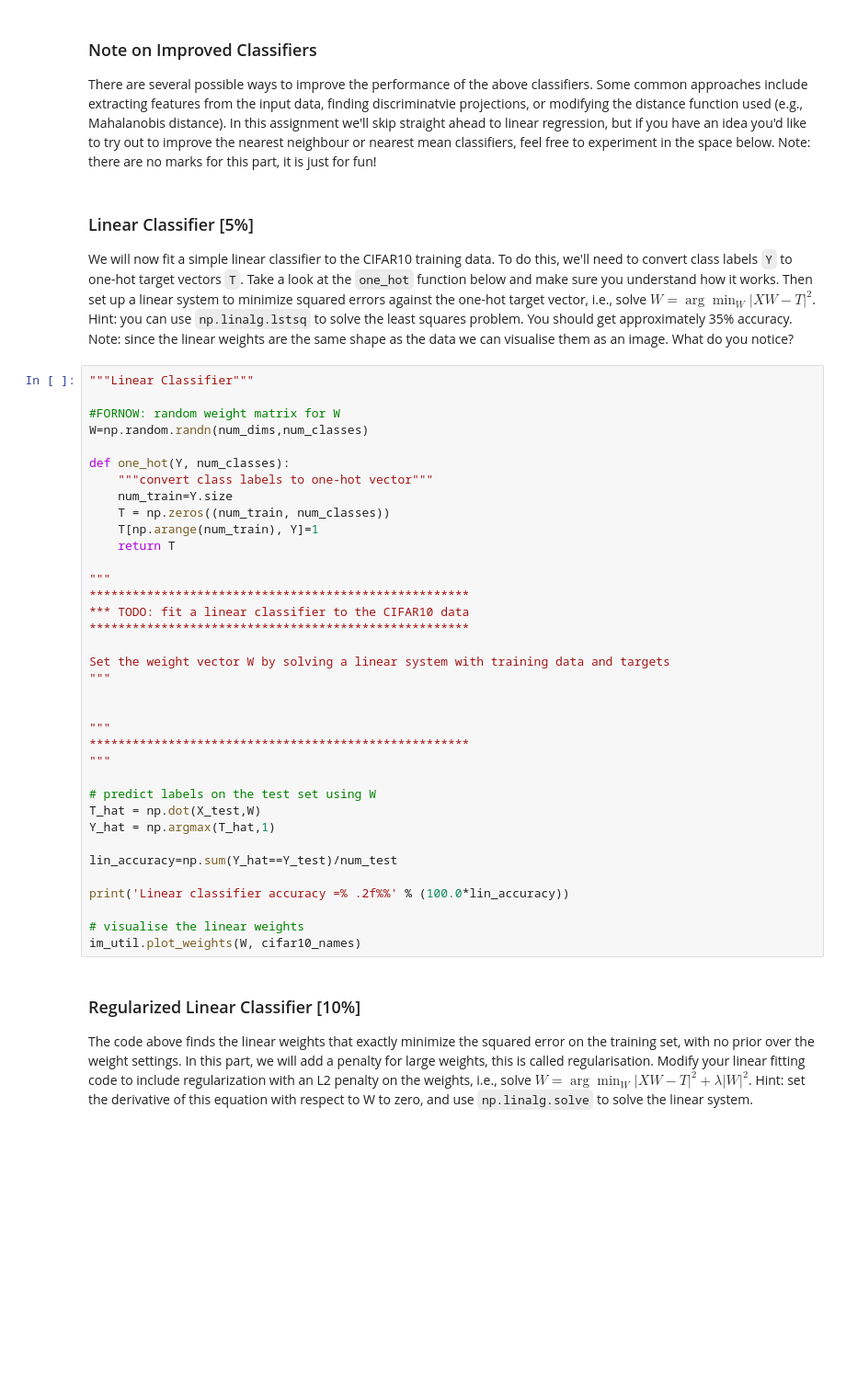
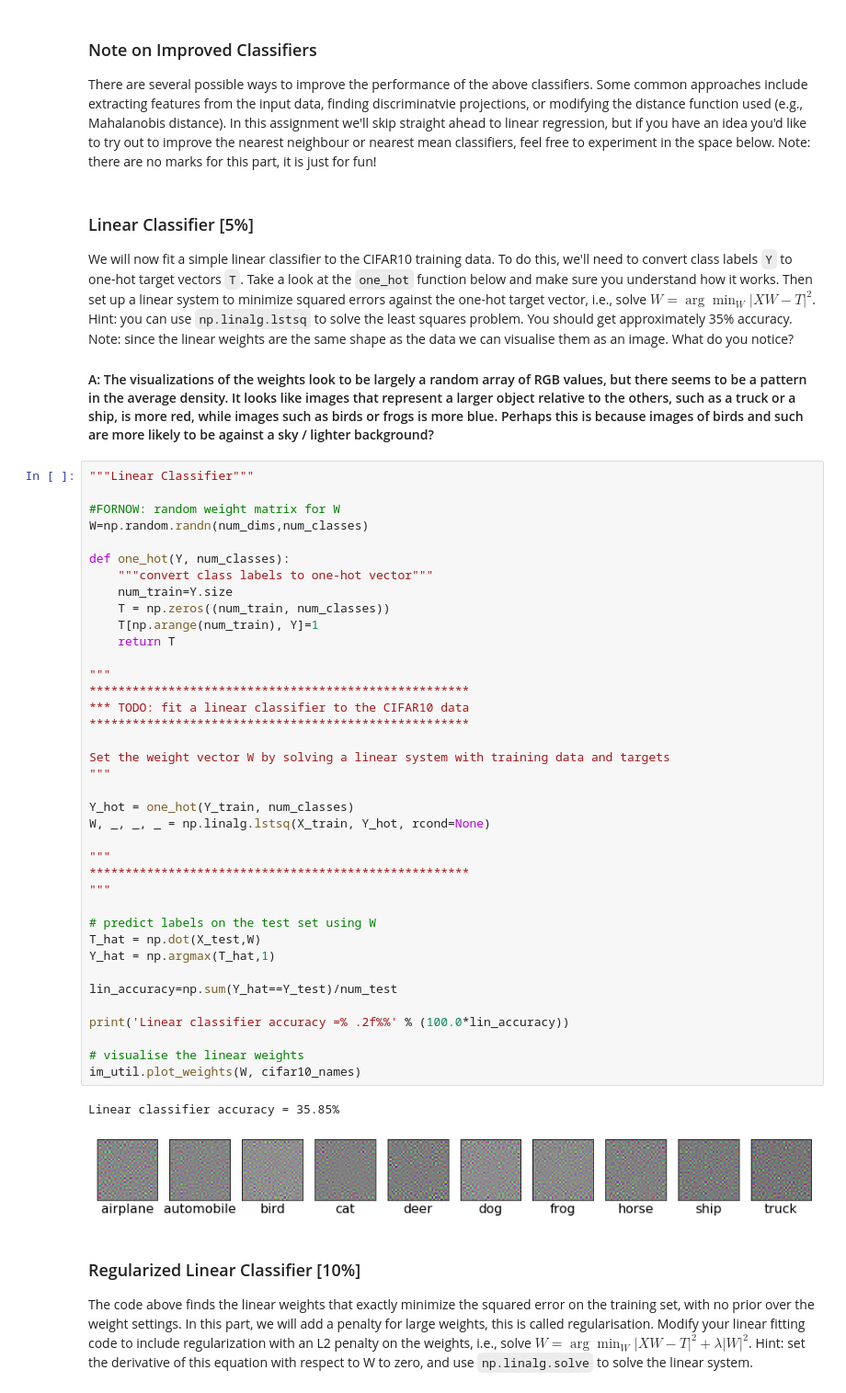
Before and after one commit to coltenfowler83/ImageClassification, a Jupyter notebook: Project3_1.ipynb, the cells around one changed output. Shown: that part at 92% size. Cells and saved outputs as stored; diff of their text form; blank space fills up the shorter version.

Commit message:
Finished linear classifier

```diff
--- a/Project3_1.ipynb
+++ b/Project3_1.ipynb
@@ -198,6 +200,8 @@ There are several possible ways to improve the performance of the above classifi
 ### Linear Classifier [5%]
 
 We will now fit a simple linear classifier to the CIFAR10 training data. To do this, we'll need to convert class labels `Y` to one-hot target vectors `T`. Take a look at the `one_hot` function below and make sure you understand how it works. Then set up a linear system to minimize squared errors against the one-hot target vector, i.e., solve $W = \arg\min_W |XW-T|^2$. Hint: you can use `np.linalg.lstsq` to solve the least squares problem. You should get approximately 35% accuracy. Note: since the linear weights are the same shape as the data we can visualise them as an image. What do you notice?
+
+#### A: The visualizations of the weights look to be largely a random array of RGB values, but there seems to be a pattern in the average density. It looks like images that represent a larger object relative to the others, such as a truck or a ship, is more red, while images such as birds or frogs is more blue. Perhaps this is because images of birds and such are more likely to be against a sky / lighter background?
 # %%
 """Linear Classifier"""
 
@@ -207,33 +211,38 @@ W=np.random.randn(num_dims,num_classes)
 def one_hot(Y, num_classes):
     """convert class labels to one-hot vector"""
     num_train=Y.size
     T = np.zeros((num_train, num_classes))
     T[np.arange(num_train), Y]=1
     return T
 
 """
 *****************************************************
 *** TODO: fit a linear classifier to the CIFAR10 data
 *****************************************************
 
 Set the weight vector W by solving a linear system with training data and targets
 """
 
+Y_hot = one_hot(Y_train, num_classes)
+W, _, _, _ = np.linalg.lstsq(X_train, Y_hot, rcond=None)
 
 """
 *****************************************************
 """
 
 # predict labels on the test set using W
 T_hat = np.dot(X_test,W)
 Y_hat = np.argmax(T_hat,1)
 
 lin_accuracy=np.sum(Y_hat==Y_test)/num_test
 
 print('Linear classifier accuracy =% .2f%%' % (100.0*lin_accuracy))
 
 # visualise the linear weights
 im_util.plot_weights(W, cifar10_names)
+# %% [output]
+Linear classifier accuracy = 35.85%
+[figure, added]
 # %% [markdown]
 ### Regularized Linear Classifier [10%]
 
```
Also changed, not shown: parts of 2 cells of this notebook, 1 other file.
